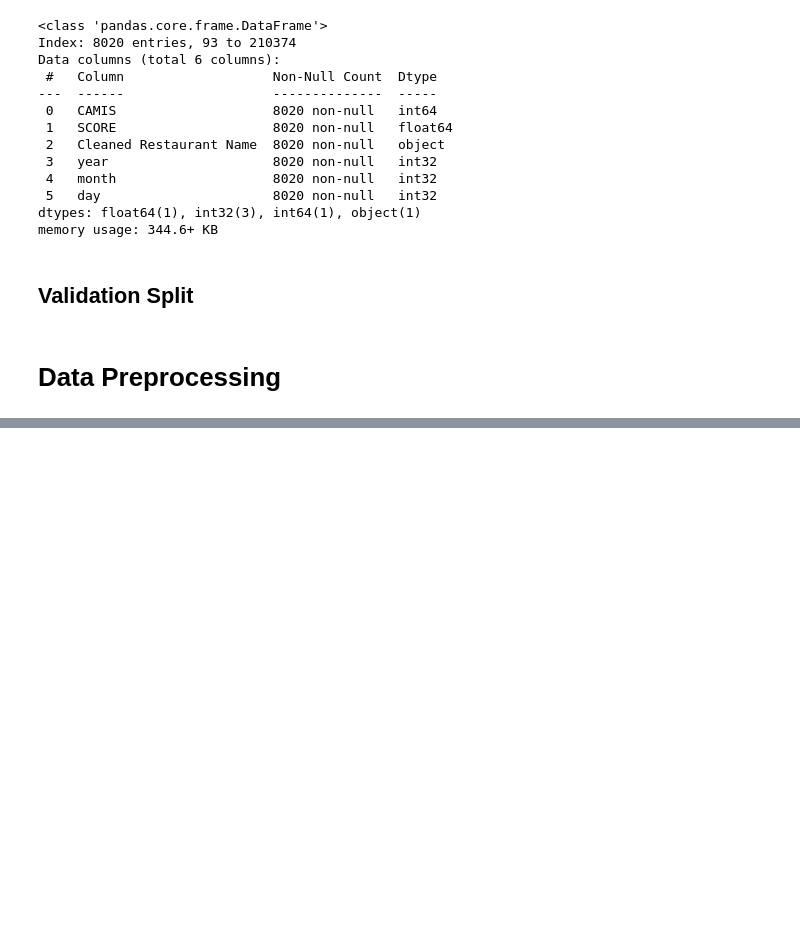
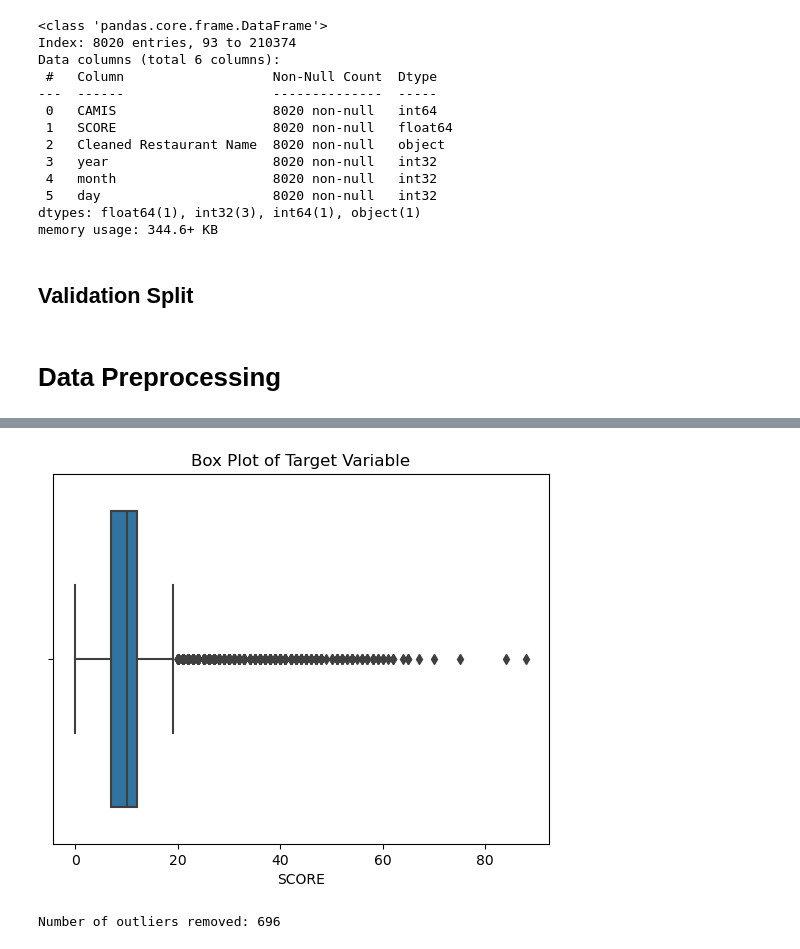
Before and after one commit to Codeguy225/Restaurant-Inspections-Project, a Jupyter notebook: Predictive Modeling.ipynb, the cells around one changed output, grey strips where cells are left out. Saved outputs shown, nothing was run; the diff lists cells and outputs as text; code cells hidden in the pictures; blank space fills up the shorter version.

```diff
--- a/Predictive Modeling.ipynb
+++ b/Predictive Modeling.ipynb
@@ -338,0 +356,23 @@ accuracy_score(y_test,y_pred)
+# %%
+# Check for outliers using a box plot
+sns.boxplot(x=rd['SCORE'])
+plt.title("Box Plot of Target Variable")
+plt.show()
+
+# Calculate the IQR (Interquartile Range)
+Q1 = rd['SCORE'].quantile(0.25)
+Q3 = rd['SCORE'].quantile(0.75)
+IQR = Q3 - Q1
+# Define upper and lower bounds to identify outliers
+lower_bound = Q1 - 1.5 * IQR
+upper_bound = Q3 + 1.5 * IQR
+
+# Identify and remove outliers
+outliers = (rd['SCORE'] < lower_bound) | (rd['SCORE'] > upper_bound)
+rd = rd[~outliers]
+
+# Display the number of removed outliers
+print("Number of outliers removed:", sum(outliers))
+# %% [output]
+[figure, added]
+Number of outliers removed: 696
```
Also changed, not shown: parts of 4 cells of this notebook, 1 other file.
